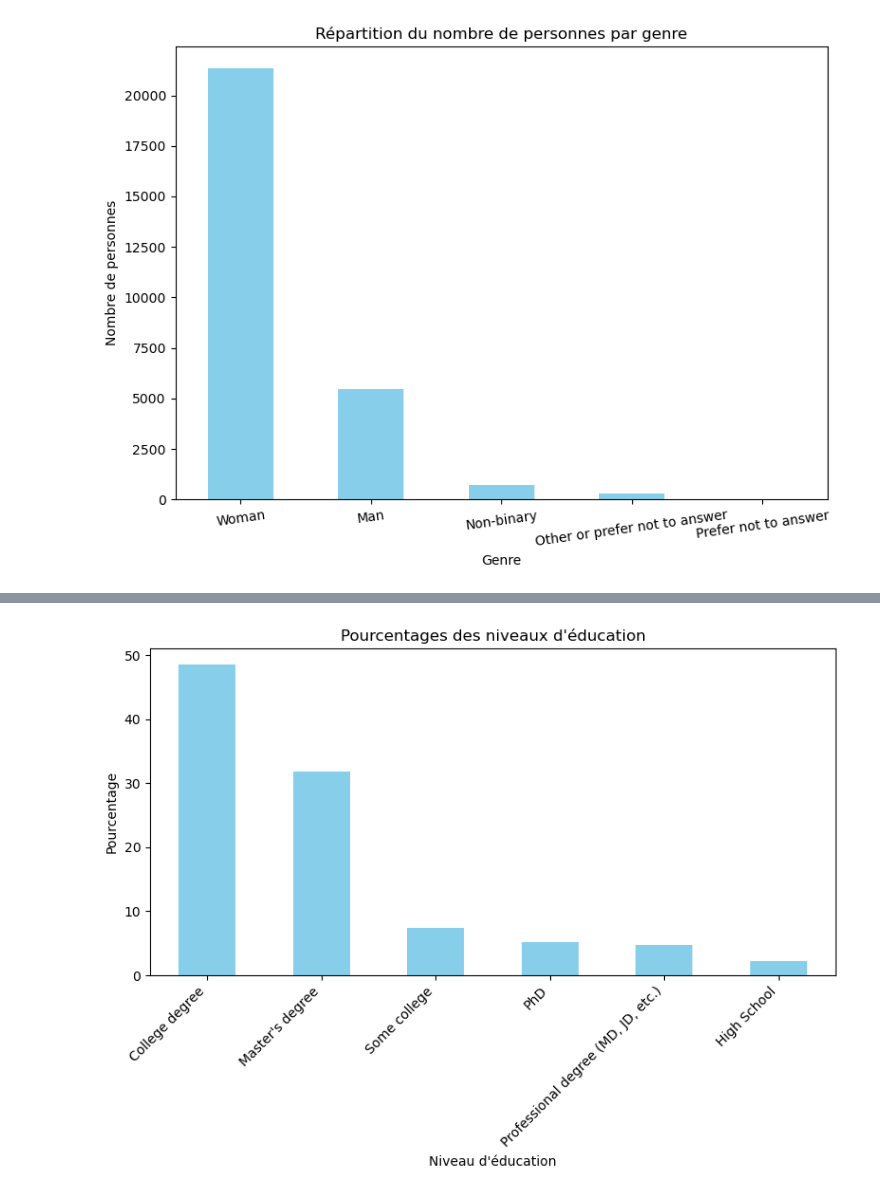
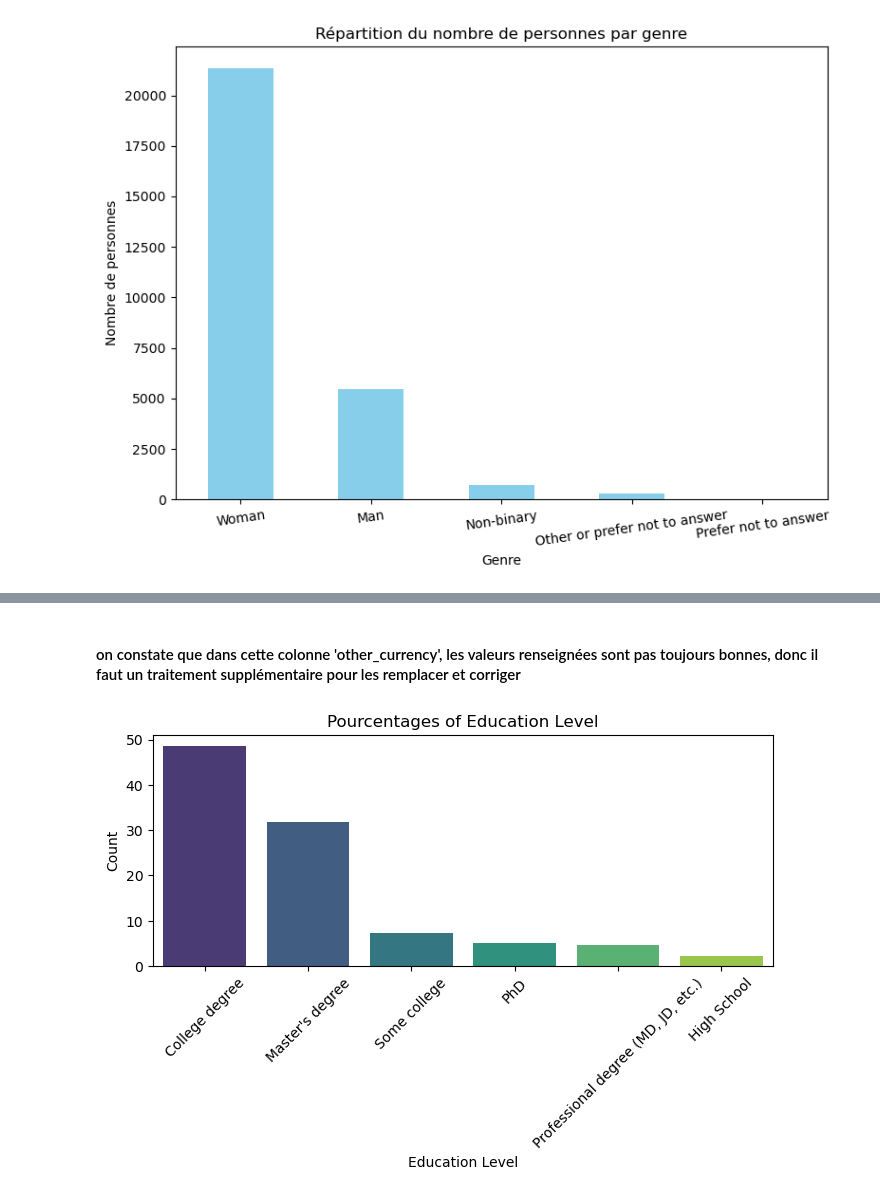
Before and after one commit to IkramBlsl/Data-Quality-Salary-Survey, a Jupyter notebook: DataQuality.ipynb, the cells around one changed output, grey strips where cells are left out. Cells and saved outputs as stored; diff of their text form; code cells hidden in the pictures.

```diff
--- a/DataQuality.ipynb
+++ b/DataQuality.ipynb
@@ -167,18 +234,23 @@ array(['USD', 'GBP', 'CAD', 'EUR', 'AUD/NZD', 'Other', 'CHF', 'ZAR',
+# %% [markdown]
+<h4> on constate que dans cette colonne 'other_currency', les valeurs renseignées sont pas toujours bonnes, donc il faut un traitement supplémentaire pour les remplacer et corriger</h4>
 # %%
 #compter les occurences de chaque niveau d'éducation
 pourcentages_education = donnees['educational_level'].value_counts(normalize=True) * 100
-# %%
-# Créer un graphique à barres pour représenter les pourcentages des niveaux d'éducation
-plt.figure(figsize=(8, 6))
-pourcentages_education.plot(kind='bar', color='skyblue')
-plt.xlabel('Niveau d\'éducation')
-plt.ylabel('Pourcentage')
-plt.title('Pourcentages des niveaux d\'éducation')
-plt.xticks(rotation=45, ha='right')
-plt.tight_layout()
-plt.show()
-# %% [output]
-[figure, removed]
+# %%
+# Create a bar plot
+plt.figure(figsize=(8, 3))
+sns.barplot(x=pourcentages_education.index, y=pourcentages_education.values, palette="viridis")
+
+# Customize the plot
+plt.title("Pourcentages of Education Level")
+plt.xlabel("Education Level")
+plt.ylabel("Count")
+plt.xticks(rotation=45)
+
+# Display the plot
+plt.show()
+# %% [output]
+[figure, added]
 # %%
 #créer un tableau croisé pour compter les occurences de chaque niveau d'éducation pour genre
 tableau_croise_educ_gender = pd.crosstab(donnees['educational_level'], donnees['gender'])
```
Also changed, not shown: parts of 62 cells of this notebook.
